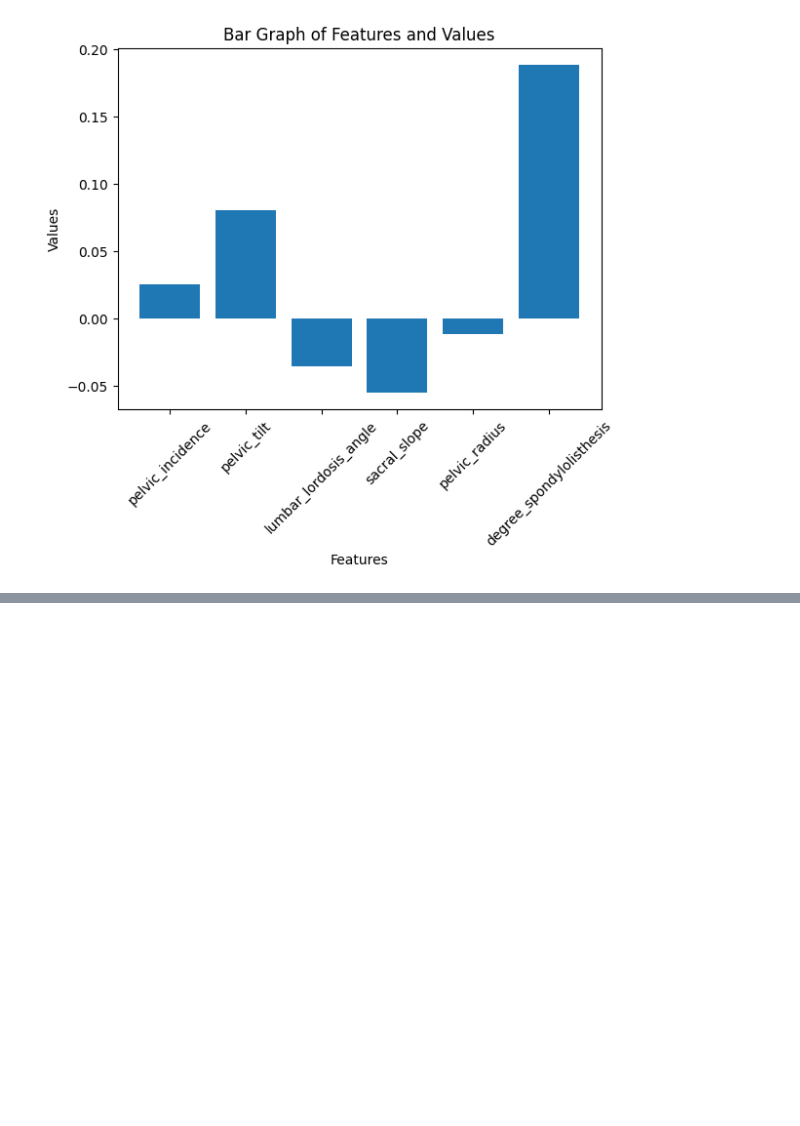
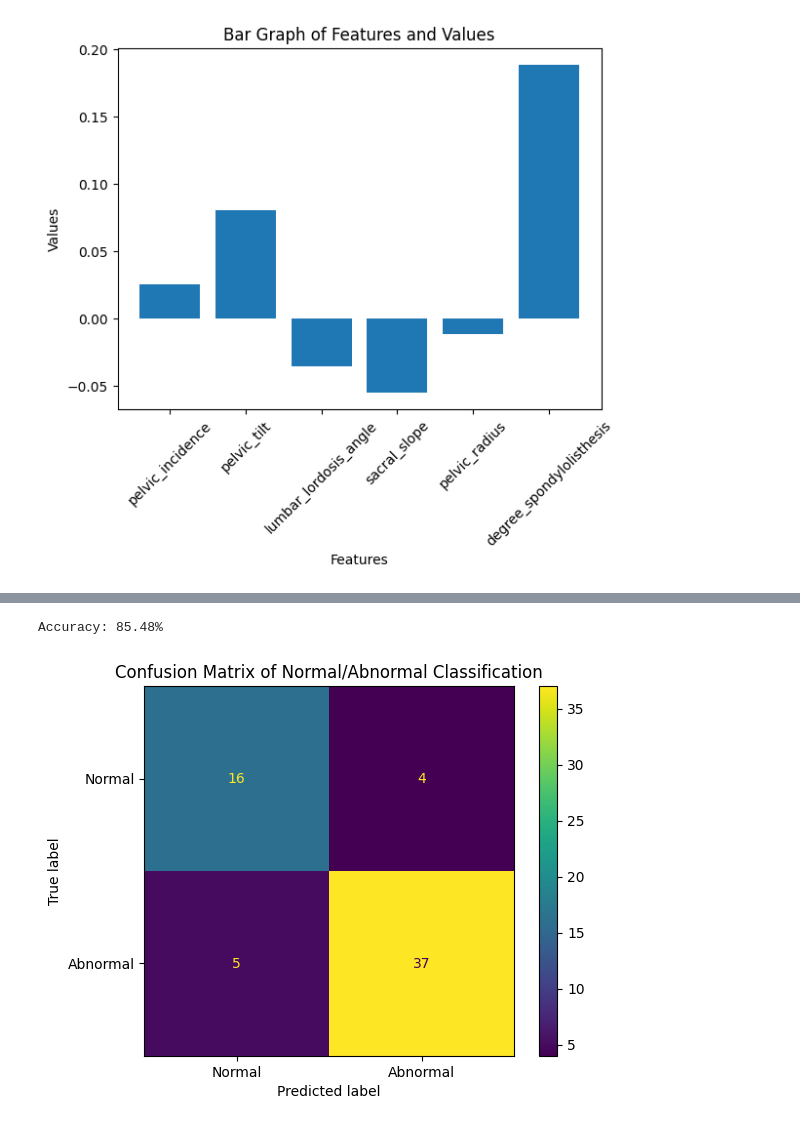
Before and after one commit to maxc22123/orthopaedic-hackathon, a Jupyter notebook: hackathon-solution.ipynb, the cells around one changed output, grey strips where cells are left out. Drawn from its saved outputs; the diff is of its cells as text; code cells hidden in the pictures; blank space fills up the shorter version.

Commit message:
Add Logistic Regression Model v2

```diff
--- a/hackathon-solution.ipynb
+++ b/hackathon-solution.ipynb
@@ -61,7 +61,7 @@ y_test = binary_y.loc[binary_y.index.difference(y_train.index)]
 y_train = y_train.to_numpy().reshape(-1)
 y_test = np.array(y_test).ravel()
 # %%
-''' Implementation of the Logistic Regression Model (v1.0) '''
+''' Implementation of the Logistic Regression Model (v1) '''
 
 class LogisticRegressionV1():
 
@@ -73,10 +73,10 @@ class LogisticRegressionV1():
     max_epoch (int): Maximum number of epoch.
     thres (float): The classification threshold for binary classification.
     '''
-    def __init__(self, lr=0.001, max_epoch=1000 ,thres=0.5):
+    def __init__(self, lr=0.001, max_epoch=1000):
         self.lr = lr
         self.max_epoch = max_epoch
-        self.thres = thres
+        self.thres = 0.5
         self.weights = None
         self.bias = 0
 
@@ -210,0 +299,26 @@ array([0, 1, 0, 0, 0, 0, 0, 0, 0, 0, 0, 1, 1, 0, 0, 1, 1, 1, 1, 1, 1, 1,
+# %%
+''' Initialise Logistic Regression Model'''
+logit_model = LogisticRegressionV2()
+
+custom_weights = [0,0,0,0,0,1]
+
+# Fit and predict outcome with training and testing data respectively
+logit_model.fit(X_train, y_train, weights=custom_weights)
+predictions_1 = logit_model.predict(X_test)
+
+# Calculate accuracy of test
+accuracy = logit_model.accuracy(X_test, y_test)
+
+print(f'Accuracy: {accuracy*100:.2f}%')
+# %% [output]
+Accuracy: 85.48%
+# %%
+''' Analysis: Confusion Matrix with Threshold = 0.5'''
+cm = confusion_matrix(y_test, predictions_1)
+disp = ConfusionMatrixDisplay(confusion_matrix=cm, display_labels=['Normal','Abnormal'])
+
+disp.plot()
+plt.title('Confusion Matrix of Normal/Abnormal Classification')
+plt.show()
+# %% [output]
+[figure, added]
```
Also changed, not shown: parts of 7 cells of this notebook.
